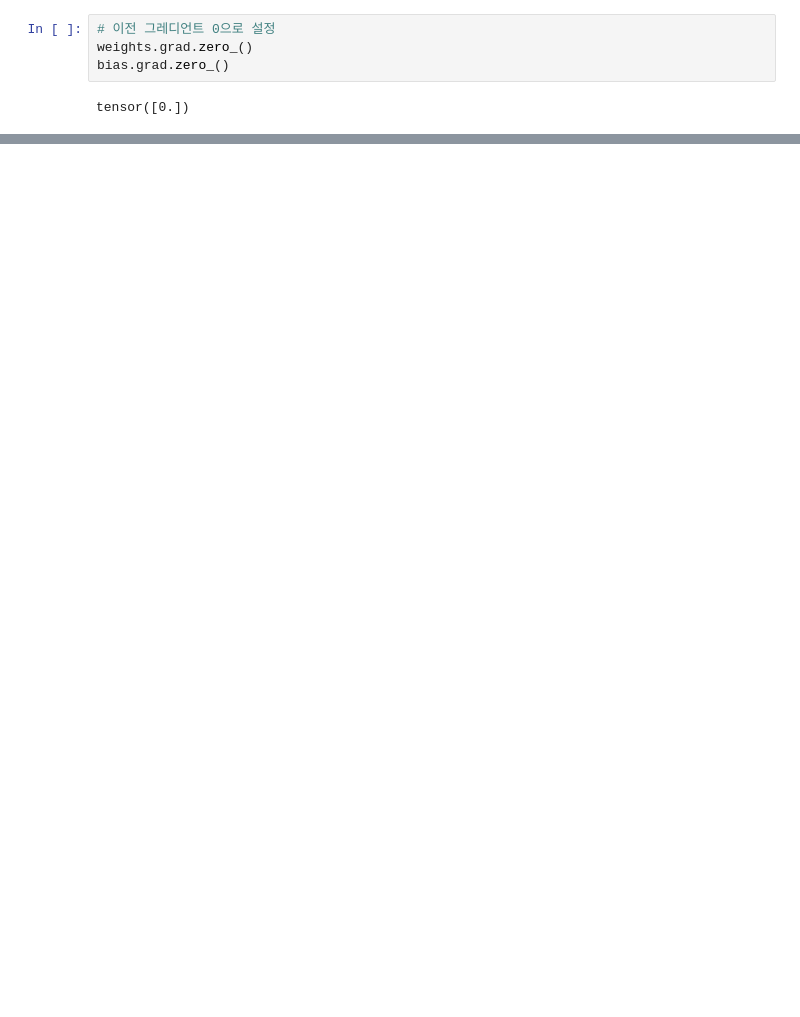
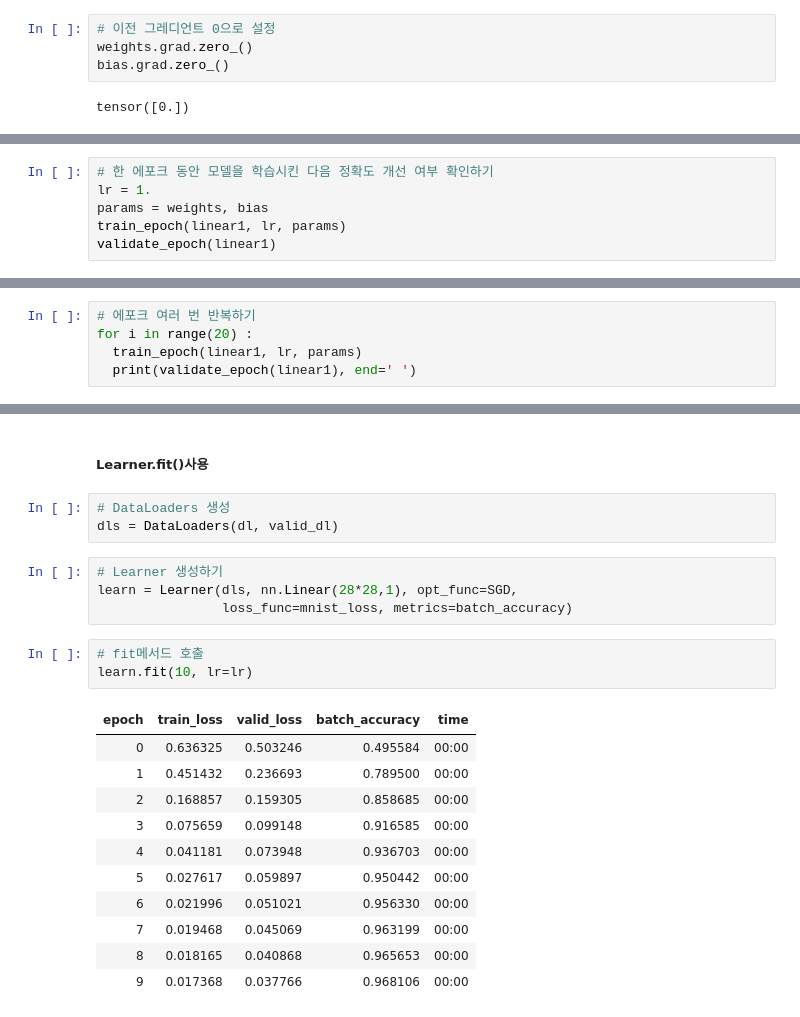
Before and after one commit to chw8207/fastai_pytorch, a Jupyter notebook: 숫자분류기.ipynb, the cells around one changed output, grey strips where cells are left out. Drawn from its saved outputs; the diff is of its cells as text; blank space fills up the shorter version.

```diff
--- a/숫자분류기.ipynb
+++ b/숫자분류기.ipynb
@@ -685,0 +719,6 @@ tensor([0.])
+# %%
+# 한 에포크 동안 모델을 학습시킨 다음 정확도 개선 여부 확인하기
+lr = 1.
+params = weights, bias
+train_epoch(linear1, lr, params)
+validate_epoch(linear1)
@@ -685,0 +727,5 @@ tensor([0.])
+# %%
+# 에포크 여러 번 반복하기
+for i in range(20) :
+  train_epoch(linear1, lr, params)
+  print(validate_epoch(linear1), end=' ')
@@ -685,0 +791,24 @@ tensor([0.])
+# %% [markdown]
+##### Learner.fit()사용
+# %%
+# DataLoaders 생성
+dls = DataLoaders(dl, valid_dl)
+# %%
+# Learner 생성하기
+learn = Learner(dls, nn.Linear(28*28,1), opt_func=SGD,
+                loss_func=mnist_loss, metrics=batch_accuracy)
+# %%
+# fit메서드 호출
+learn.fit(10, lr=lr)
+# %% [output]
+| epoch | train_loss | valid_loss | batch_accuracy | time |
+| 0 | 0.636325 | 0.503246 | 0.495584 | 00:00 |
+| 1 | 0.451432 | 0.236693 | 0.789500 | 00:00 |
+| 2 | 0.168857 | 0.159305 | 0.858685 | 00:00 |
+| 3 | 0.075659 | 0.099148 | 0.916585 | 00:00 |
+| 4 | 0.041181 | 0.073948 | 0.936703 | 00:00 |
+| 5 | 0.027617 | 0.059897 | 0.950442 | 00:00 |
+| 6 | 0.021996 | 0.051021 | 0.956330 | 00:00 |
+| 7 | 0.019468 | 0.045069 | 0.963199 | 00:00 |
+| 8 | 0.018165 | 0.040868 | 0.965653 | 00:00 |
+| 9 | 0.017368 | 0.037766 | 0.968106 | 00:00 |
```
Also changed, not shown: parts of 41 cells of this notebook.
